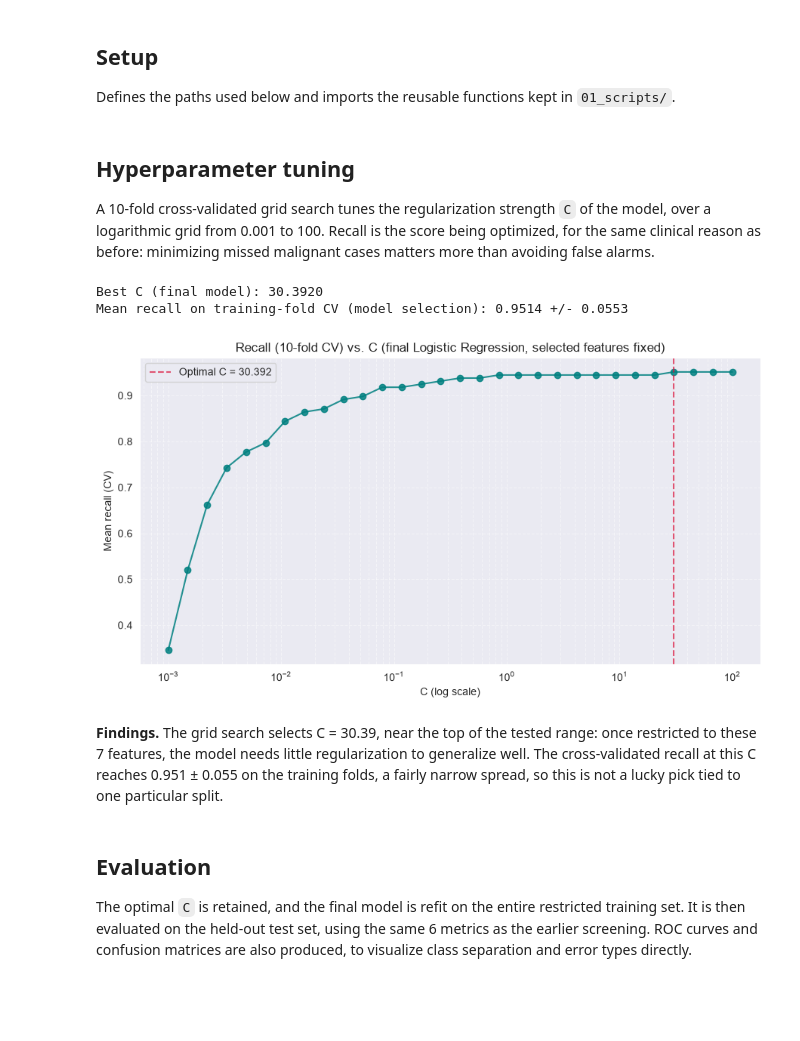
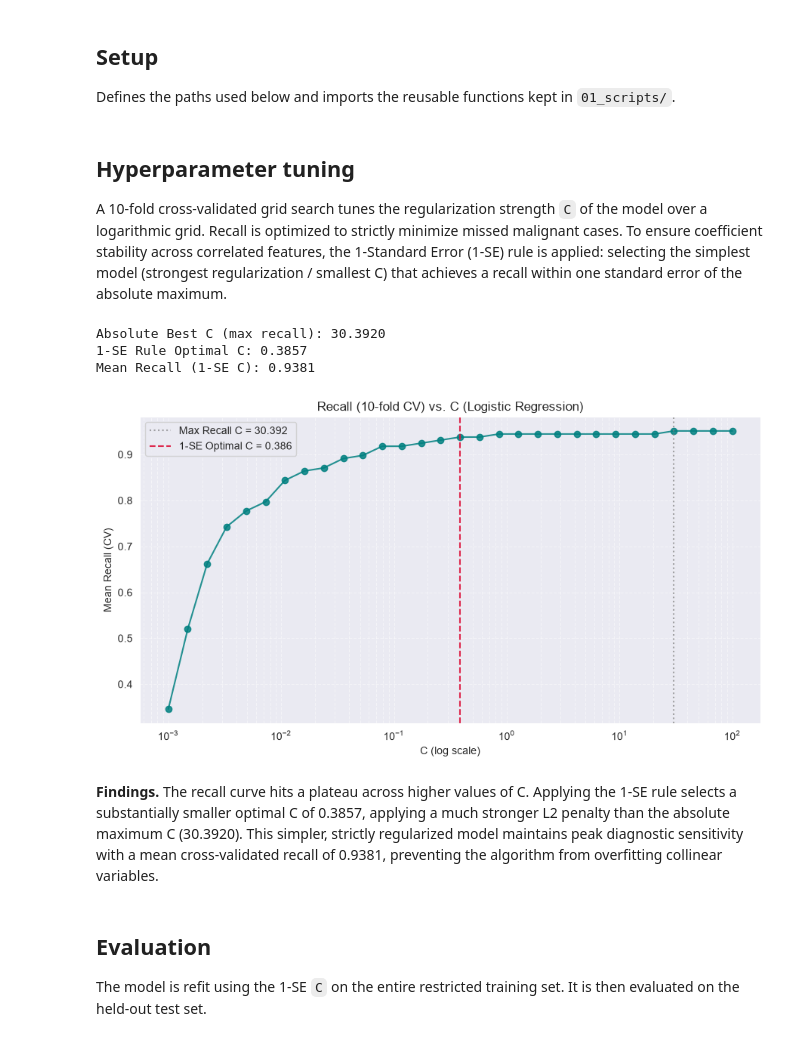
Before and after one commit to ostacore/Projets-UM5BM753-, a Jupyter notebook: 03_notebooks/05_Zoom_LogReg.ipynb, the cells around one changed output. Drawn from its saved outputs; the diff is of its cells as text; code cells hidden in the pictures; blank space fills up the shorter version.

```diff
--- a/03_notebooks/05_Zoom_LogReg.ipynb
+++ b/03_notebooks/05_Zoom_LogReg.ipynb
@@ -40,60 +40,58 @@ os.makedirs(FIGURES_DIR, exist_ok=True)
 ## Hyperparameter tuning
 
 A 10-fold cross-validated grid search tunes the regularization strength `C` of the
-model, over a logarithmic grid from 0.001 to 100. Recall is the score being optimized,
-for the same clinical reason as before: minimizing missed malignant cases matters more
-than avoiding false alarms.
+model over a logarithmic grid. Recall is optimized to strictly minimize missed malignant
+cases. To ensure coefficient stability across correlated features, the 1-Standard Error
+(1-SE) rule is applied: selecting the simplest model (strongest regularization / smallest C)
+that achieves a recall within one standard error of the absolute maximum.
 # %%
 train_df = pd.read_csv(os.path.join(PROCESSED_DATA_DIR, "04_train_selected_features.csv"))
 X_train_sel = train_df.drop(columns=["label"]).values
 y_train = train_df["label"].values
 
 MODEL_NAME = "Logistic Regression (selected features)"
 
 param_grid = {"C": np.logspace(-3, 2, 30)}
+
 grid_logreg = GridSearchCV(
     LogisticRegression(random_state=RANDOM_STATE, max_iter=5000),
     param_grid, cv=CV_FOLDS, scoring='recall', n_jobs=-1
 )
 grid_logreg.fit(X_train_sel, y_train)
 
-best_idx = grid_logreg.best_index_
-cv_recall_std = grid_logreg.cv_results_["std_test_score"][best_idx]
+res = pd.DataFrame(grid_logreg.cv_results_)
+best_row = res.loc[res["mean_test_score"].idxmax()]
+one_se_floor = best_row["mean_test_score"] - (best_row["std_test_score"] / np.sqrt(CV_FOLDS))
+one_se_C = res.loc[res["mean_test_score"] >= one_se_floor, "param_C"].astype(float).min()
 
-print(f"Best C (final model): {grid_logreg.best_params_['C']:.4f}")
-print(f"Mean recall on training-fold CV (model selection): "
-      f"{grid_logreg.best_score_:.4f} +/- {cv_recall_std:.4f}\n")
+print(f"Absolute Best C (max recall): {grid_logreg.best_params_['C']:.4f}")
+print(f"1-SE Rule Optimal C: {one_se_C:.4f}")
+print(f"Mean Recall (1-SE C): {res.loc[res['param_C'] == one_se_C, 'mean_test_score'].values[0]:.4f}\n")
 
-results_cv = pd.DataFrame(grid_logreg.cv_results_)
 plt.figure(figsize=(9, 5))
-plt.plot(results_cv["param_C"].astype(float), results_cv["mean_test_score"],
-          marker='o', color='teal', alpha=0.85)
-plt.axvline(grid_logreg.best_params_['C'], linestyle='--', color='crimson', alpha=0.7,
-            label=f"Optimal C = {grid_logreg.best_params_['C']:.3f}")
+plt.plot(res["param_C"].astype(float), res["mean_test_score"], marker='o', color='teal', alpha=0.85)
+plt.axvline(grid_logreg.best_params_['C'], linestyle=':', color='grey', alpha=0.7,
+            label=f"Max Recall C = {grid_logreg.best_params_['C']:.3f}")
+plt.axvline(one_se_C, linestyle='--', color='crimson', alpha=0.9,
+            label=f"1-SE Optimal C = {one_se_C:.3f}")
 plt.xscale('log')
-plt.title(f"Recall ({CV_FOLDS}-fold CV) vs. C (final Logistic Regression, selected features fixed)")
+plt.title(f"Recall ({CV_FOLDS}-fold CV) vs. C (Logistic Regression)")
 plt.xlabel("C (log scale)")
-plt.ylabel("Mean recall (CV)")
+plt.ylabel("Mean Recall (CV)")
 plt.legend()
 plt.grid(True, which='both', linestyle='--', alpha=0.5)
 plt.tight_layout()
 plt.savefig(os.path.join(FIGURES_DIR, "05_logreg_c_tuning.png"))
 plt.show()
 # %% [output]
-Best C (final model): 30.3920
-Mean recall on training-fold CV (model selection): 0.9514 +/- 0.0553
+Absolute Best C (max recall): 30.3920
+1-SE Rule Optimal C: 0.3857
+Mean Recall (1-SE C): 0.9381
-[figure, old version]
+[figure, new version]
 # %% [markdown]
-**Findings.** The grid search selects C = 30.39, near the top of the tested range:
-once restricted to these 7 features, the model needs little regularization to
-generalize well. The cross-validated recall at this C reaches 0.951 ± 0.055 on the
-training folds, a fairly narrow spread, so this is not a lucky pick tied to one
-particular split.
+**Findings.** The recall curve hits a plateau across higher values of C. Applying the 1-SE rule selects a substantially smaller optimal C of 0.3857, applying a much stronger L2 penalty than the absolute maximum C (30.3920). This simpler, strictly regularized model maintains peak diagnostic sensitivity with a mean cross-validated recall of 0.9381, preventing the algorithm from overfitting collinear variables.
 # %% [markdown]
 ## Evaluation
 
-The optimal `C` is retained, and the final model is refit on the entire restricted
-training set. It is then evaluated on the held-out test set, using the same 6 metrics
-as the earlier screening. ROC curves and confusion matrices are also produced, to
-visualize class separation and error types directly.
+The model is refit using the 1-SE `C` on the entire restricted training set. It is then evaluated on the held-out test set.
 # %%
```
Also changed, not shown: parts of 7 cells of this notebook, 11 other files.
